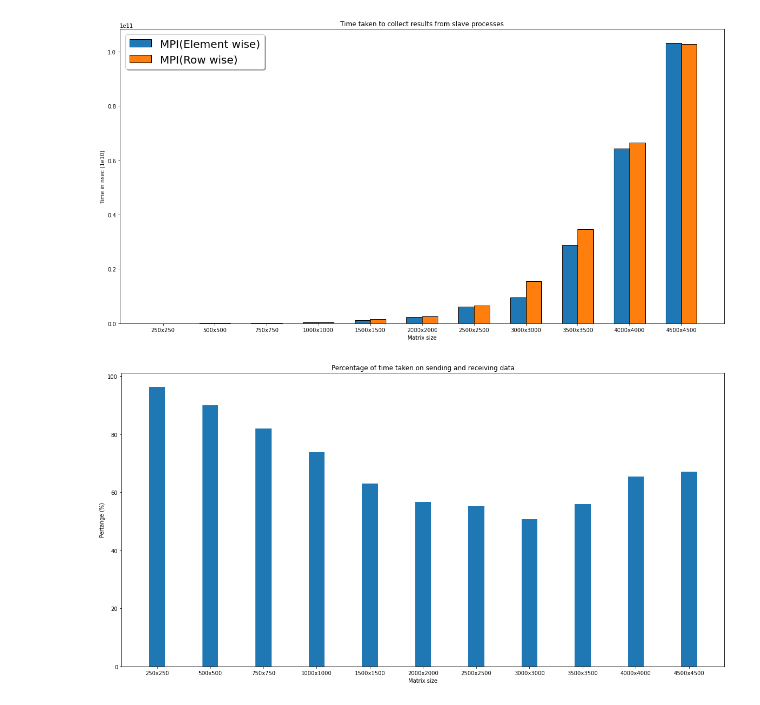
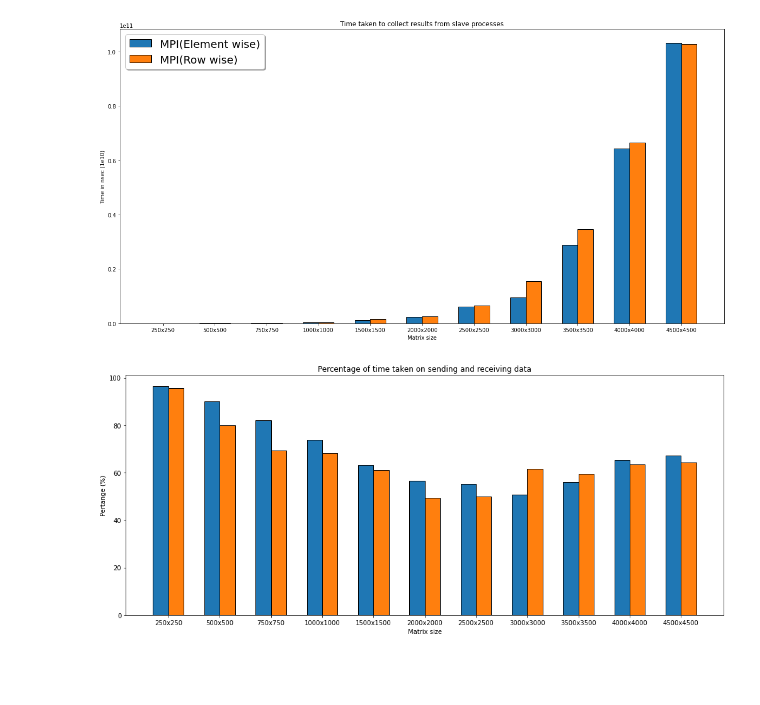
Before and after one commit to RubisRage/Parallel-matrix-multiplication, a Jupyter notebook: performance-analysis.ipynb, the cells around one changed output. Cells and saved outputs as stored; diff of their text form; code cells hidden in the pictures; blank space fills up the shorter version.

Commit message:
Commited missing plot in last commit

```diff
--- a/performance-analysis.ipynb
+++ b/performance-analysis.ipynb
@@ -195,16 +195,19 @@ fig.set_size_inches((20,10))
 [figure]
 # %%
 mpi_sr_time_per = 100*sr_gmean.loc["mpi", :, sr_gmean.index.get_level_values(2)=='real_time_nsec'].aggregate(sum) / gmean.loc["mpi", "real_time_nsec"]
+mpi_br_sr_time_per = 100*sr_gmean.loc["mpi_br", :, sr_gmean.index.get_level_values(2)=='real_time_nsec'].aggregate(sum) / gmean.loc["mpi_br", "real_time_nsec"]
+
 
 fig, ax = plt.subplots()
-ax.bar(xaxis, mpi_sr_time_per, width)
+ax.bar(xaxis-width/2, mpi_sr_time_per, width,label='MPI(Element wise)',edgecolor='black', linewidth=edgewidth)
+ax.bar(xaxis+width/2, mpi_br_sr_time_per, width,label='MPI(Row wise)',edgecolor='black', linewidth=edgewidth)
 
 ax.set_title("Percentage of time taken on sending and receiving data")
 ax.set_ylabel("Pertange (%)")
 ax.set_xlabel("Matrix size")
 ax.set_xticklabels(xlabel)
 ax.set_xticks(xaxis)
 
-fig.set_size_inches((20,10))
+fig.set_size_inches((17,7))
 # %% [output]
-[figure, old version]
+[figure, new version]
```
